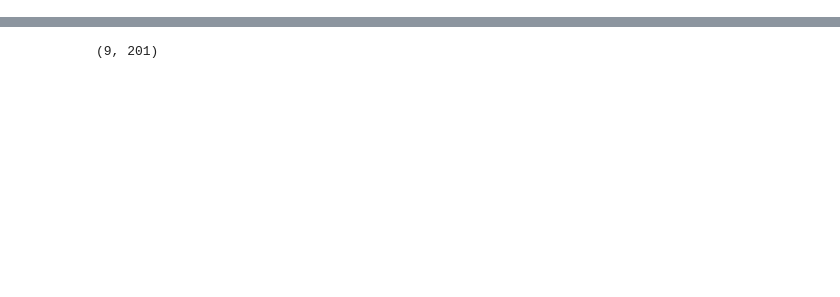
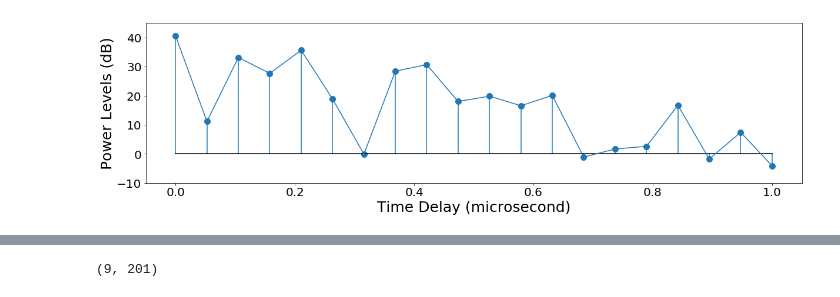
Before and after one commit to akarshp28/neuralwave, a Jupyter notebook: tools/csi_segmentation.ipynb, the cells around one changed output, grey strips where cells are left out. Drawn from its saved outputs; the diff is of its cells as text; code cells hidden in the pictures; blank space fills up the shorter version.

```diff
--- a/tools/csi_segmentation.ipynb
+++ b/tools/csi_segmentation.ipynb
@@ -89,0 +107,17 @@ print(data.shape, data.dtype)
+# %%
+data = np.concatenate([np.zeros([data.shape[0], data.shape[1], data.shape[2], 1]), data, np.expand_dims(data[..., -1], axis=-1)], axis=-1)
+pdf = np.fft.irfft(data, axis=-1)
+# %%
+plt.figure(figsize=(20,5))
+markerline, stemlines, baseline = plt.stem(np.linspace(0, 1, 20),db((pdf[0, 0, 0, :20])[:]), 'C0-', 'C0o', 'k')
+plt.setp(markerline, markersize=10)
+plt.plot(np.linspace(0, 1, 20),db((pdf[0, 0, 0, :20])[:]))
+plt.xticks(fontsize=20)
+plt.yticks(fontsize=20)
+plt.ylim((-10, 45))
+plt.xlim((0, 1))
+plt.ylabel("Power Levels (dB)", fontsize= 25)
+plt.xlabel("Time Delay (microsecond)", fontsize= 25)
+plt.savefig("test1.png", bbox_inches='tight', dpi=150)
+# %% [output]
+[figure, added]
```
Also changed, not shown: parts of 16 cells of this notebook, 12 other files.
